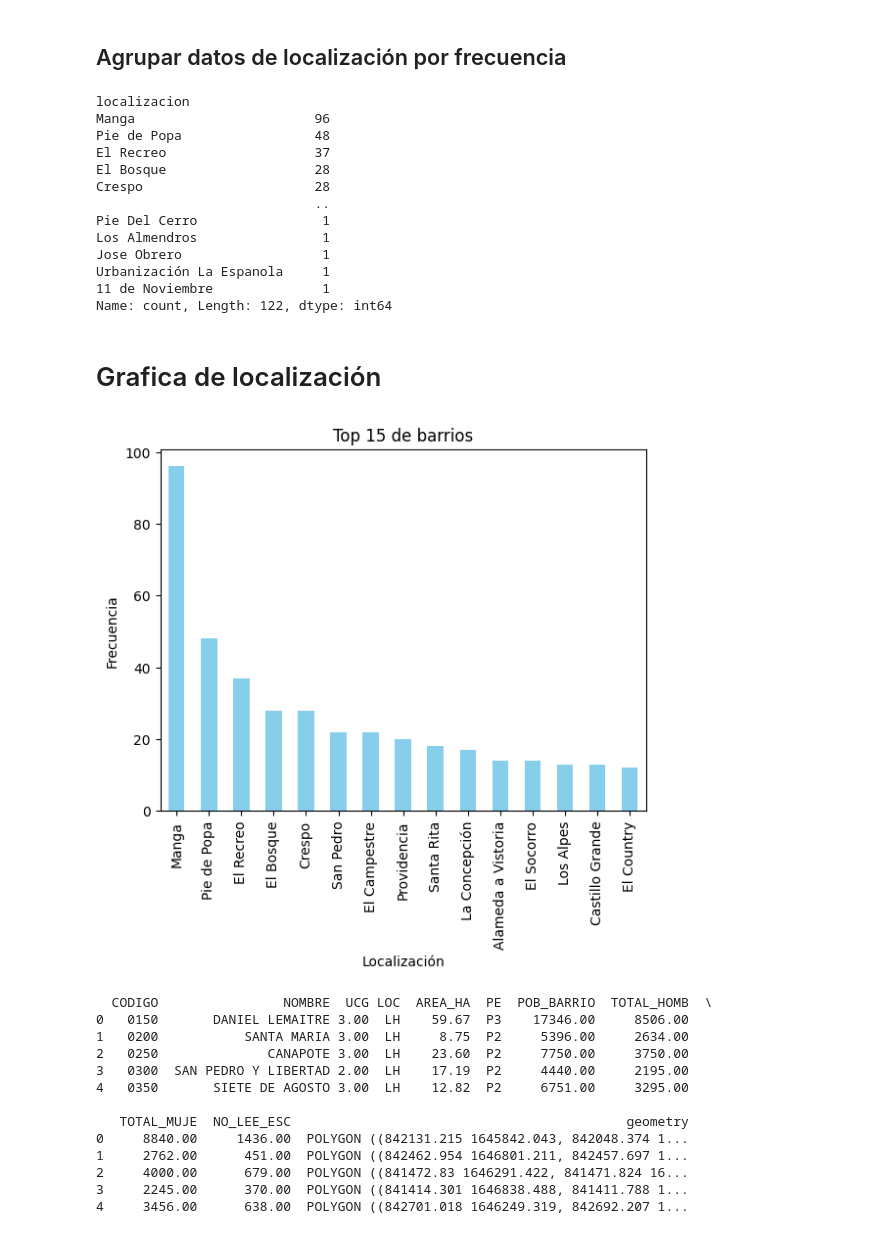
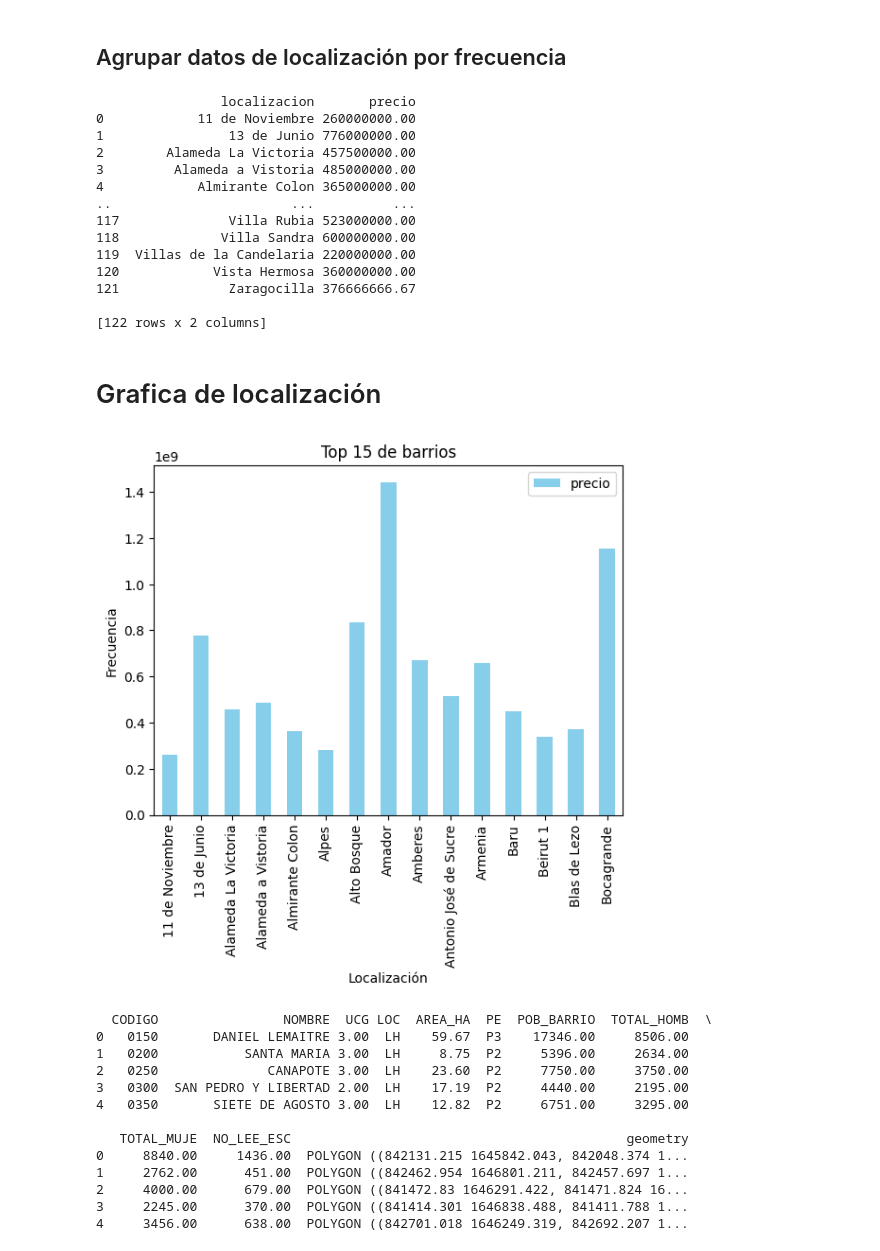
Before and after one commit to randher1/proyecto-analisis-de-datos, a Jupyter notebook: Scripts/exploration.ipynb, the cells around one changed output. Saved outputs shown, nothing was run; the diff lists cells and outputs as text; code cells hidden in the pictures.

```diff
--- a/Scripts/exploration.ipynb
+++ b/Scripts/exploration.ipynb
@@ -25,38 +25,39 @@ df.head(2)
 ## Agrupar datos de localización por frecuencia
 # %%
 # Agrupar los datos por la columna 'localizacion' y contar las ocurrencias
-conteo_localizacion = df['localizacion'].value_counts()
+conteo_localizacion = df.groupby('localizacion').precio.mean().reset_index()
 
 # Mostrar el resultado
 print(conteo_localizacion)
 # %% [output]
-localizacion
-Manga                       96
-Pie de Popa                 48
-El Recreo                   37
-El Bosque                   28
-Crespo                      28
-                            ..
-Pie Del Cerro                1
-Los Almendros                1
-Jose Obrero                  1
-Urbanización La Espanola     1
-11 de Noviembre              1
-Name: count, Length: 122, dtype: int64
+                localizacion       precio
+0            11 de Noviembre 260000000.00
+1                13 de Junio 776000000.00
+2        Alameda La Victoria 457500000.00
+3         Alameda a Vistoria 485000000.00
+4            Almirante Colon 365000000.00
+..                       ...          ...
+117              Villa Rubia 523000000.00
+118             Villa Sandra 600000000.00
+119  Villas de la Candelaria 220000000.00
+120            Vista Hermosa 360000000.00
+121              Zaragocilla 376666666.67
+
+[122 rows x 2 columns]
 # %% [markdown]
 # Grafica de localización
 # %%
 # Creando un gráfico de barras
-conteo_localizacion.head(15).plot(kind='bar', color='skyblue')
+conteo_localizacion.head(15).plot(kind='bar', color='skyblue',x='localizacion',y='precio')
 # Añadir etiquetas y título
 plt.title('Top 15 de barrios')
 plt.xlabel('Localización')
 plt.ylabel('Frecuencia')
 
 # Mostrar el gráfico
 plt.show()
 # %% [output]
-[figure, old version]
+[figure, new version]
 # %%
 # Lee el archivo .shp
 gdf = gpd.read_file('../Data/shapefiles/Barrios/Barrios.shp')
```
Also changed, not shown: parts of 7 cells of this notebook, 1 other file.
